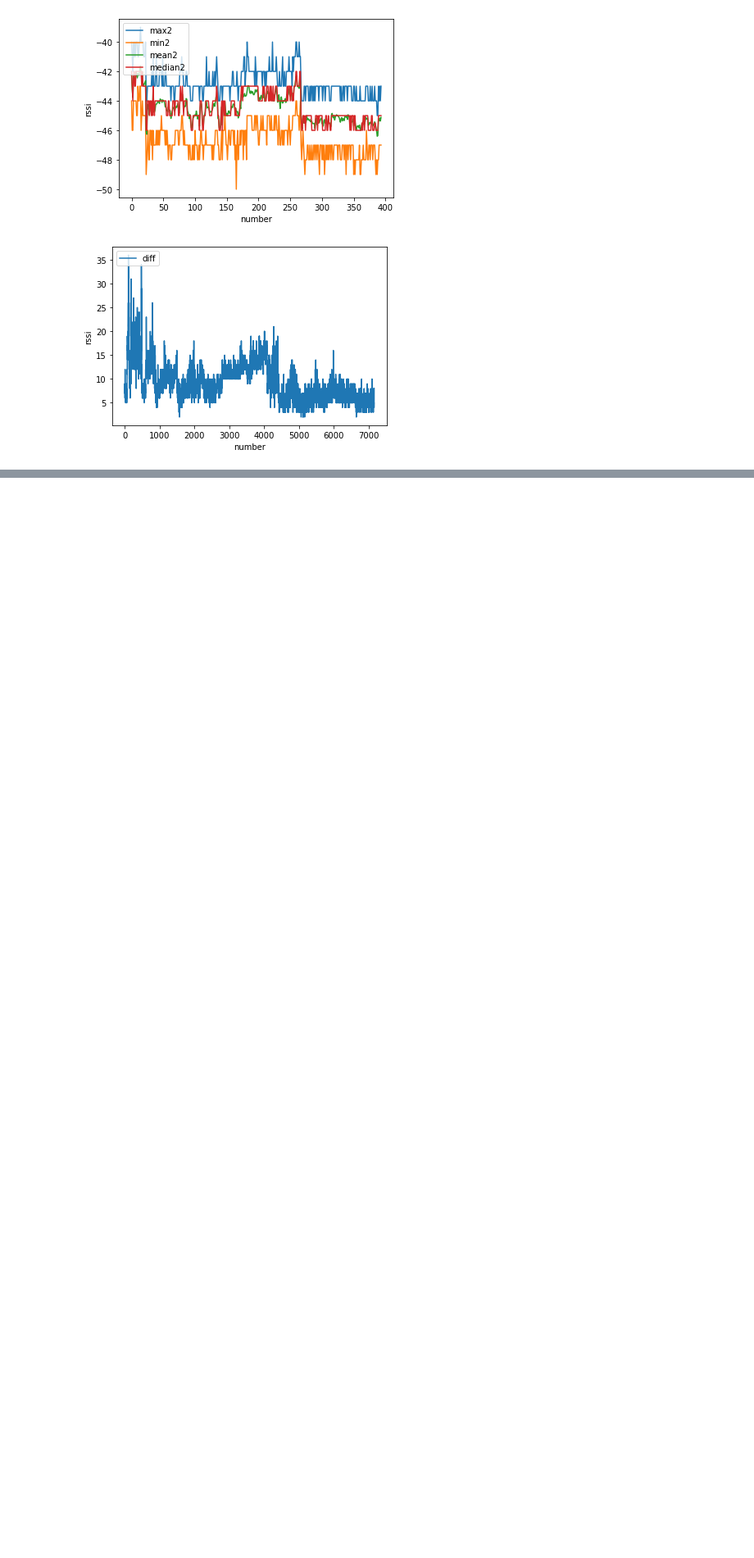
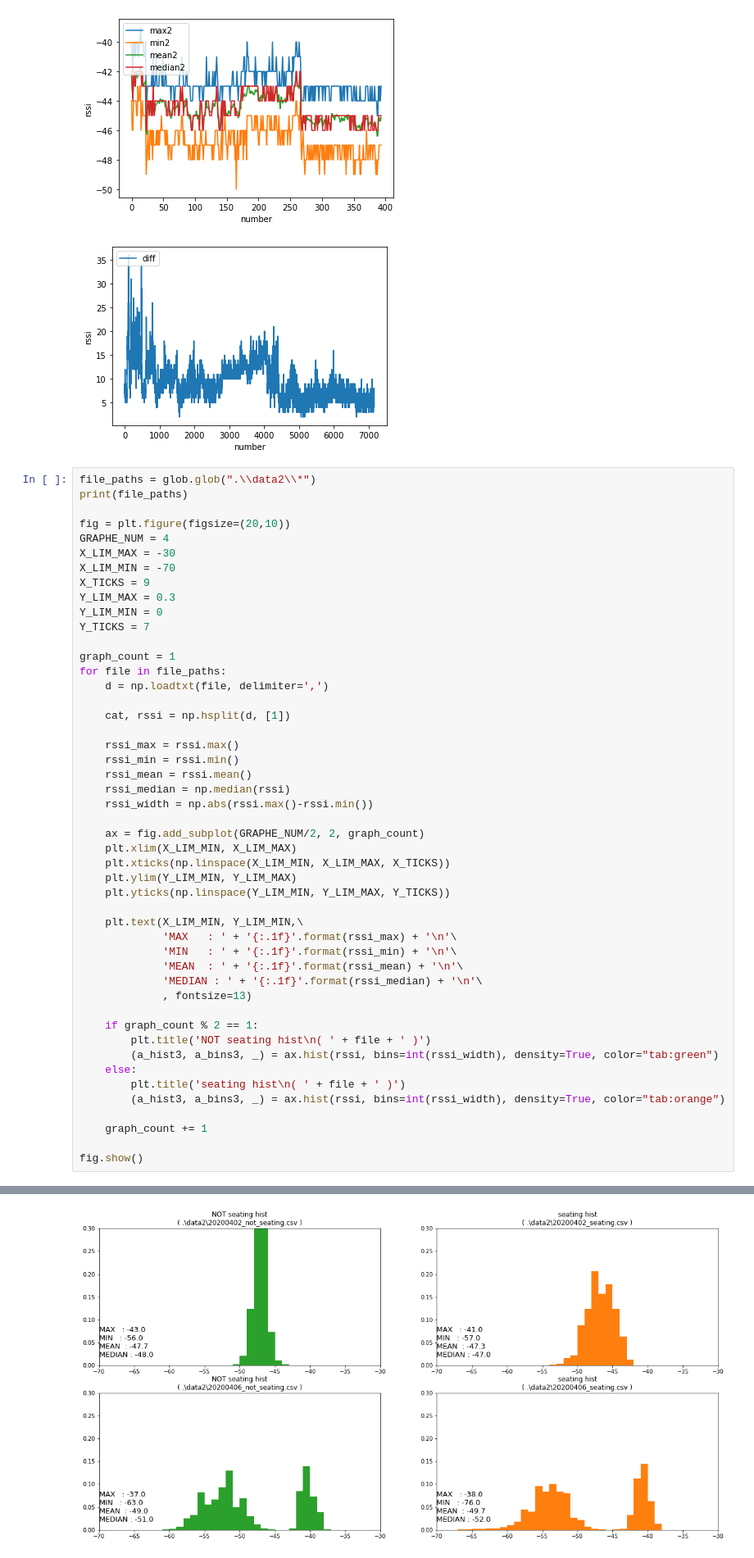
Before and after one commit to naonaorange/seating_detection_algorithm, a Jupyter notebook: seating_detection_data_analyze.ipynb, the cells around one changed output, grey strips where cells are left out. Shown at 82% size. Cells and saved outputs as stored; diff of their text form; blank space fills up the shorter version.

```diff
--- a/seating_detection_data_analyze.ipynb
+++ b/seating_detection_data_analyze.ipynb
@@ -184,3 +251,52 @@ plt.show()
 [figure]
 [figure]
 [figure]
+# %%
+file_paths = glob.glob(".\\data2\\*")
+print(file_paths)
+
+fig = plt.figure(figsize=(20,10))
+GRAPHE_NUM = 4
+X_LIM_MAX = -30
+X_LIM_MIN = -70
+X_TICKS = 9
+Y_LIM_MAX = 0.3
+Y_LIM_MIN = 0
+Y_TICKS = 7
+
+graph_count = 1
+for file in file_paths:
+    d = np.loadtxt(file, delimiter=',')
+
+    cat, rssi = np.hsplit(d, [1])
+
+    rssi_max = rssi.max()
+    rssi_min = rssi.min()
+    rssi_mean = rssi.mean()
+    rssi_median = np.median(rssi)
+    rssi_width = np.abs(rssi.max()-rssi.min())
+
+    ax = fig.add_subplot(GRAPHE_NUM/2, 2, graph_count)
+    plt.xlim(X_LIM_MIN, X_LIM_MAX)
+    plt.xticks(np.linspace(X_LIM_MIN, X_LIM_MAX, X_TICKS))
+    plt.ylim(Y_LIM_MIN, Y_LIM_MAX)
+    plt.yticks(np.linspace(Y_LIM_MIN, Y_LIM_MAX, Y_TICKS))
+
+    plt.text(X_LIM_MIN, Y_LIM_MIN,\
+             'MAX   : ' + '{:.1f}'.format(rssi_max) + '\n'\
+             'MIN   : ' + '{:.1f}'.format(rssi_min) + '\n'\
+             'MEAN  : ' + '{:.1f}'.format(rssi_mean) + '\n'\
+             'MEDIAN : ' + '{:.1f}'.format(rssi_median) + '\n'\
+             , fontsize=13)
+
+    if graph_count % 2 == 1:
+        plt.title('NOT seating hist\n( ' + file + ' )')
+        (a_hist3, a_bins3, _) = ax.hist(rssi, bins=int(rssi_width), density=True, color="tab:green")
+    else:
+        plt.title('seating hist\n( ' + file + ' )')
+        (a_hist3, a_bins3, _) = ax.hist(rssi, bins=int(rssi_width), density=True, color="tab:orange")
+
+    graph_count += 1
+
+fig.show()
+# %% [output]
@@ -186,0 +304 @@ plt.show()
+[figure, added]
```
Also changed, not shown: parts of 2 cells of this notebook, 8 other files.
